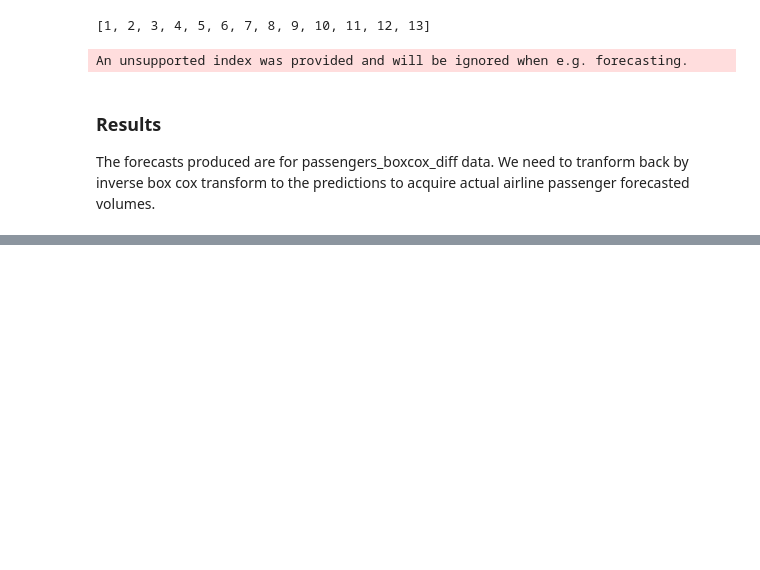
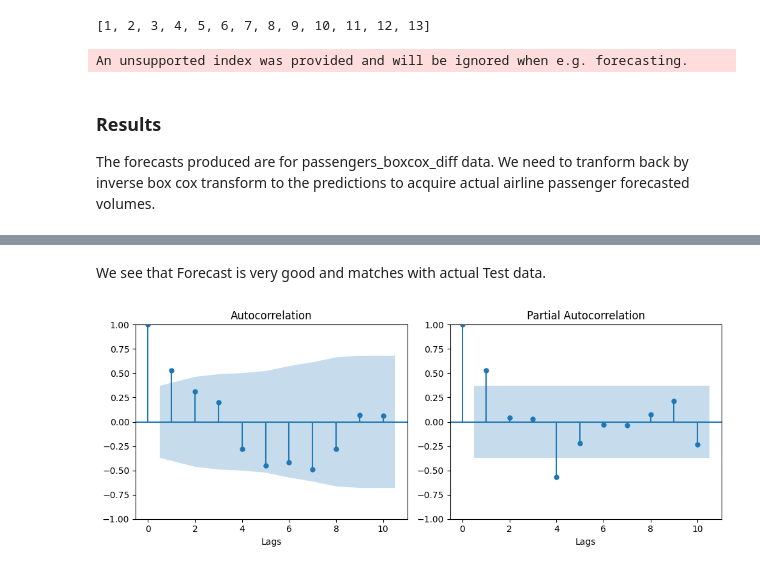
Before and after one commit to jaivrat/time-series, a Jupyter notebook: t-series-python/14-AutoregressiveModel.ipynb, the cells around one changed output, grey strips where cells are left out. Drawn from its saved outputs; the diff is of its cells as text; code cells hidden in the pictures; blank space fills up the shorter version.

```diff
--- a/t-series-python/14-AutoregressiveModel.ipynb
+++ b/t-series-python/14-AutoregressiveModel.ipynb
@@ -130,13 +130,9 @@ The forecasts produced are for passengers_boxcox_diff data. We need to tranform
 from scipy.special import inv_boxcox
 import plotly.graph_objects as go
 
-# Get forecasts and convert to actual passenger volumes
-tranformed_forecasts = list(model.forecast(steps = len(test_df)))
-boxcox_forecasts = []
-
-for idx in range(len(test)):
-    if idx == 0:
-        boxcox_forecast =
+# Get forecasts on this box cox diff data
+transformed_forecasts = list(model.forecast(steps = len(test_df)))
+#tranformed_forecasts
 # %% [output]
 No supported index is available. Prediction results will be given with an integer index beginning at `start`.
 
@@ -161,0 +173,10 @@ No supported index is available. In the next version, calling this method in a m
+# %%
+# The forecasts produced are for passengers_boxcox_diff data. We need to tranform back
+# by inverse box cox transform to the predictions to acquire actual airline passenger forecasted volumes.
+boxcox_forecasts = []
+for idx in range(len(test_df)):
+    if idx == 0:
+        boxcox_forecast = transformed_forecasts[idx] + train_df['passengers_boxcox'].iloc[-1]
+    else:
+        boxcox_forecast = transformed_forecasts[idx] + boxcox_forecasts[idx-1]
+    boxcox_forecasts.append(boxcox_forecast)
@@ -161,0 +200,2 @@ No supported index is available. In the next version, calling this method in a m
+# %%
+forecasts = inv_boxcox(boxcox_forecasts, lam)
@@ -161,0 +219,6 @@ No supported index is available. In the next version, calling this method in a m
+# %% [markdown]
+We see that Forecast is very good and matches with actual Test data.
+# %%
+### We can also analyze residuals
+
+residuals = test_df["passengers"] - forecasts
@@ -161,0 +227,14 @@ No supported index is available. In the next version, calling this method in a m
+# %%
+from statsmodels.graphics.tsaplots import plot_acf, plot_pacf
+import matplotlib.pyplot as plt
+
+# Plot ACF and PACF
+fig, ax = plt.subplots(1,2, figsize = (10,4))
+plot_acf(residuals, lags = 10, ax = ax[0])
+ax[0].set_xlabel('Lags')
+plot_pacf(residuals, lags = 10, ax = ax[1])
+ax[1].set_xlabel('Lags')
+plt.tight_layout()
+plt.show()
+# %% [output]
+[figure, added]
```
Also changed, not shown: parts of 11 cells of this notebook, 1 other file.
